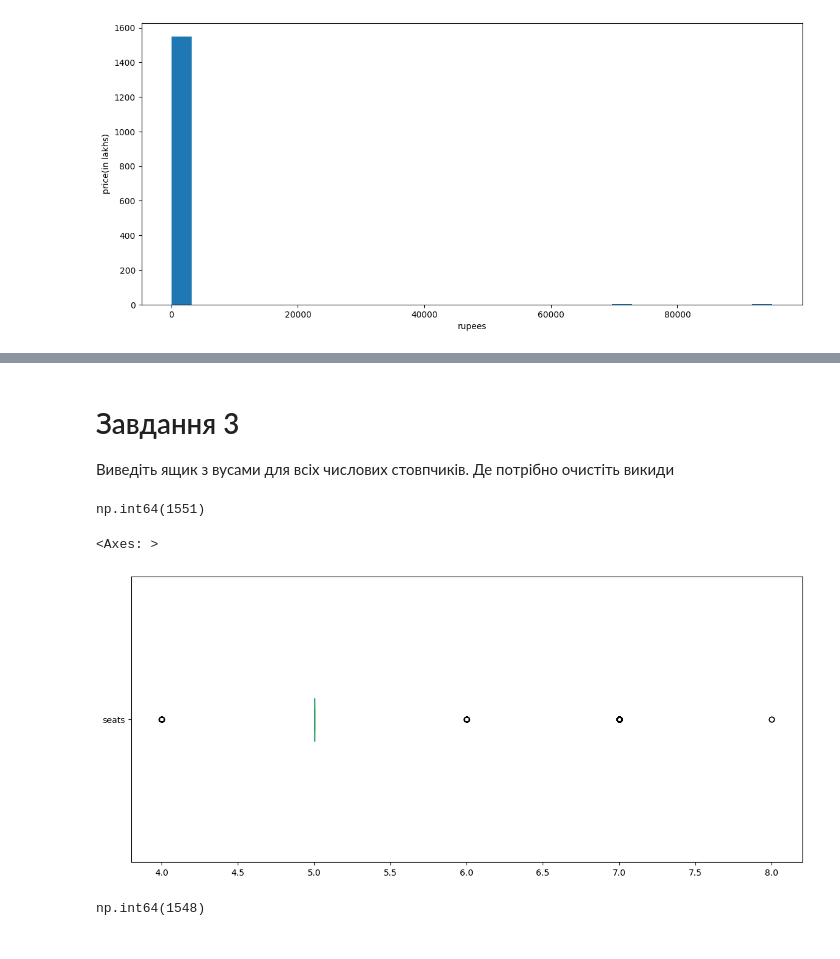
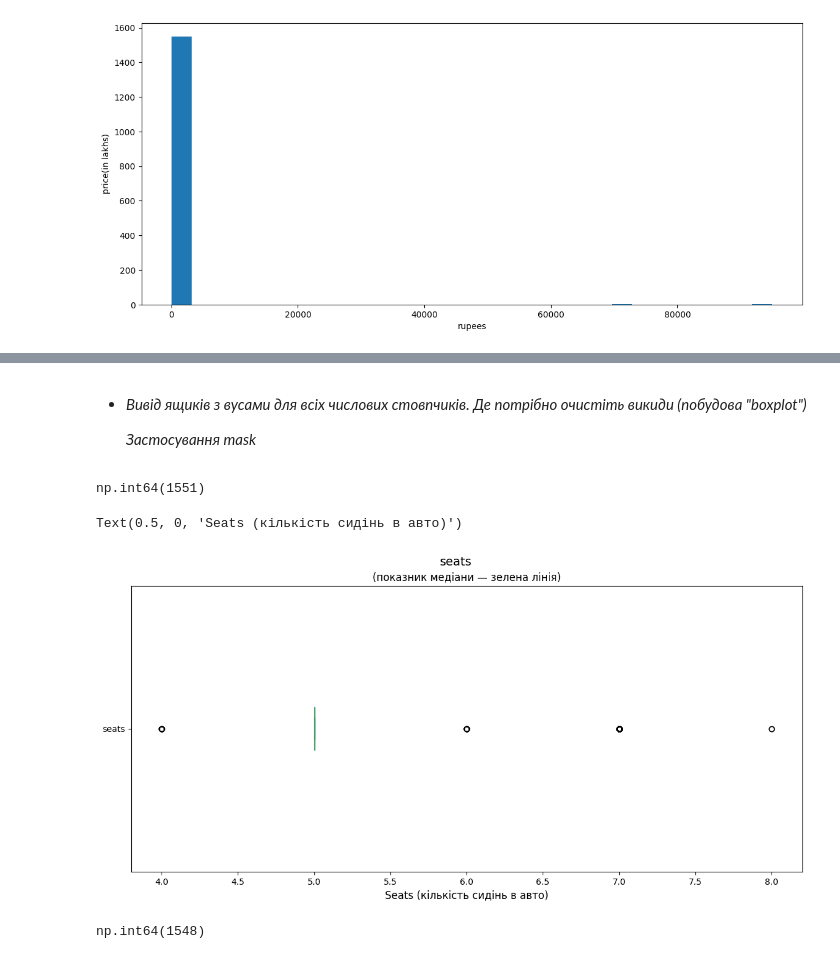
Before and after one commit to ValeriiSlynko/IT-STEP-Practice, a Jupyter notebook: Practice_Pandas/ClsWrk3_Psndas(pipepline).ipynb, the cells around one changed output, grey strips where cells are left out. Cells and saved outputs as stored; diff of their text form; code cells hidden in the pictures.

```diff
--- a/Practice_Pandas/ClsWrk3_Psndas(pipepline).ipynb
+++ b/Practice_Pandas/ClsWrk3_Psndas(pipepline).ipynb
@@ -210,4 +211,5 @@ dtype: object
 # %% [markdown]
-# Завдання 3
-Виведіть ящик з вусами для всіх числових стовпчиків. Де потрібно очистіть викиди
+* *Вивід ящиків з вусами для всіх числових стовпчиків. Де потрібно очистіть викиди (побудова "boxplot")*
+
+  *Застосування mask*
 # %%
@@ -217,11 +220,17 @@ mask.sum()
 np.int64(1551)
 # %%
 df = df[mask]
-# %%
-df['seats'].plot(kind='box', vert=False, figsize=(14,6))
-# %% [output]
-<Axes: >
-[figure, removed]
+# %%
+# малюємо ящик з вусами 'Seats' (кількість сидінь)
+ax = df['seats'].plot(kind='box', vert=False, figsize=(14, 6))
+
+# Додаємо заголовки та підписи
+plt.suptitle('seats', fontsize=14, y=0.96)
+ax.set_title('(показник медіани — зелена лінія)', fontsize=12)
+ax.set_xlabel('Seats (кількість сидінь в авто)', fontsize=12)
+# %% [output]
+Text(0.5, 0, 'Seats (кількість сидінь в авто)')
+[figure, added]
 # %%
 mask = df['kms_driven'] < 200000
 mask.sum()
```
Also changed, not shown: parts of 55 cells of this notebook.
